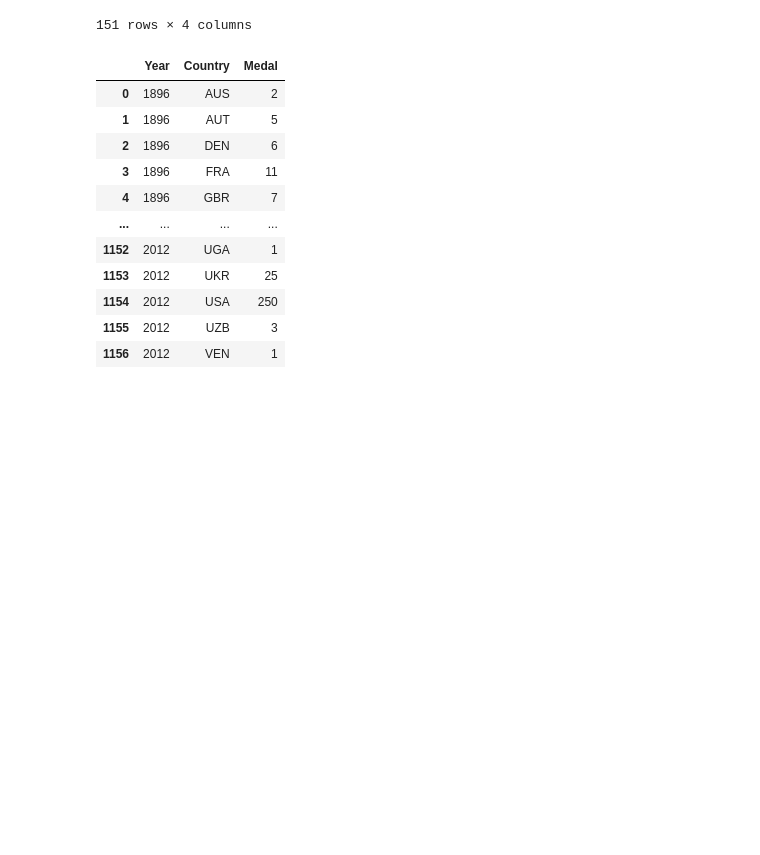
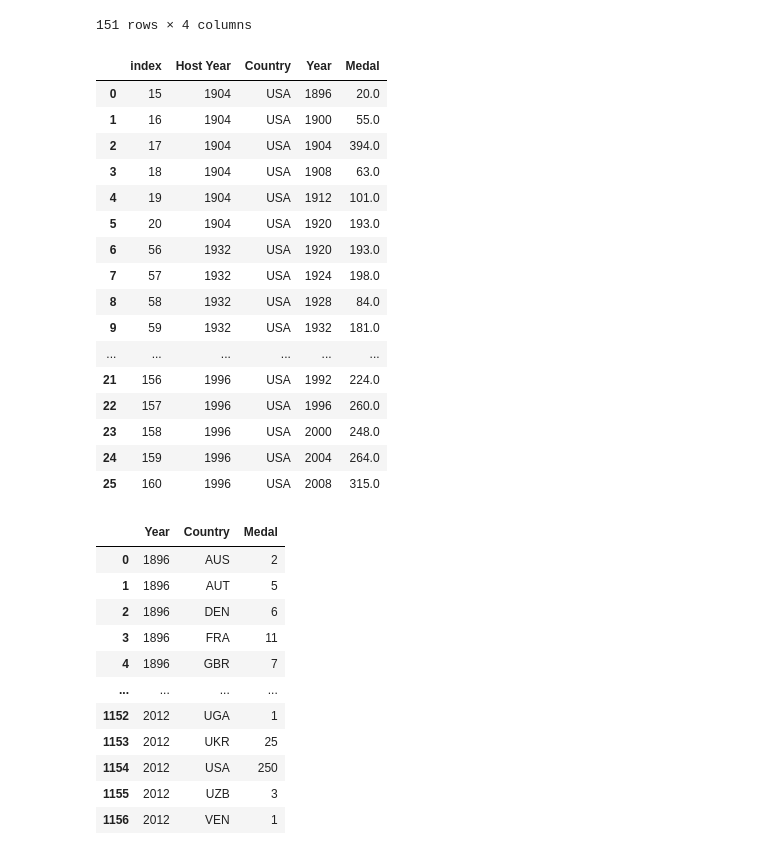
Before and after one commit to TomHOldershaw/Project_1_Team_2, a Jupyter notebook: Q3data.ipynb, the cells around one changed output. Saved outputs shown, nothing was run; the diff lists cells and outputs as text; code cells hidden in the pictures; blank space fills up the shorter version.

Commit message:
Host Analysis

```diff
--- a/Q3data.ipynb
+++ b/Q3data.ipynb
@@ -153,6 +153,26 @@ host_medals
 | 184 | 2012 | GBR | 2008 | 77.0 |
 | 185 | 2012 | GBR | 2012 | 126.0 |
 151 rows × 4 columns
+# %%
+host_medals.loc[(host_medals["Country"]=="USA")].reset_index().tail(30)
+# %% [output]
+|  | index | Host Year | Country | Year | Medal |
+| 0 | 15 | 1904 | USA | 1896 | 20.0 |
+| 1 | 16 | 1904 | USA | 1900 | 55.0 |
+| 2 | 17 | 1904 | USA | 1904 | 394.0 |
+| 3 | 18 | 1904 | USA | 1908 | 63.0 |
+| 4 | 19 | 1904 | USA | 1912 | 101.0 |
+| 5 | 20 | 1904 | USA | 1920 | 193.0 |
+| 6 | 56 | 1932 | USA | 1920 | 193.0 |
+| 7 | 57 | 1932 | USA | 1924 | 198.0 |
+| 8 | 58 | 1932 | USA | 1928 | 84.0 |
+| 9 | 59 | 1932 | USA | 1932 | 181.0 |
+| ... | ... | ... | ... | ... | ... |
+| 21 | 156 | 1996 | USA | 1992 | 224.0 |
+| 22 | 157 | 1996 | USA | 1996 | 260.0 |
+| 23 | 158 | 1996 | USA | 2000 | 248.0 |
+| 24 | 159 | 1996 | USA | 2004 | 264.0 |
+| 25 | 160 | 1996 | USA | 2008 | 315.0 |
 # %%
 summary_summer
 # %% [output]
```
